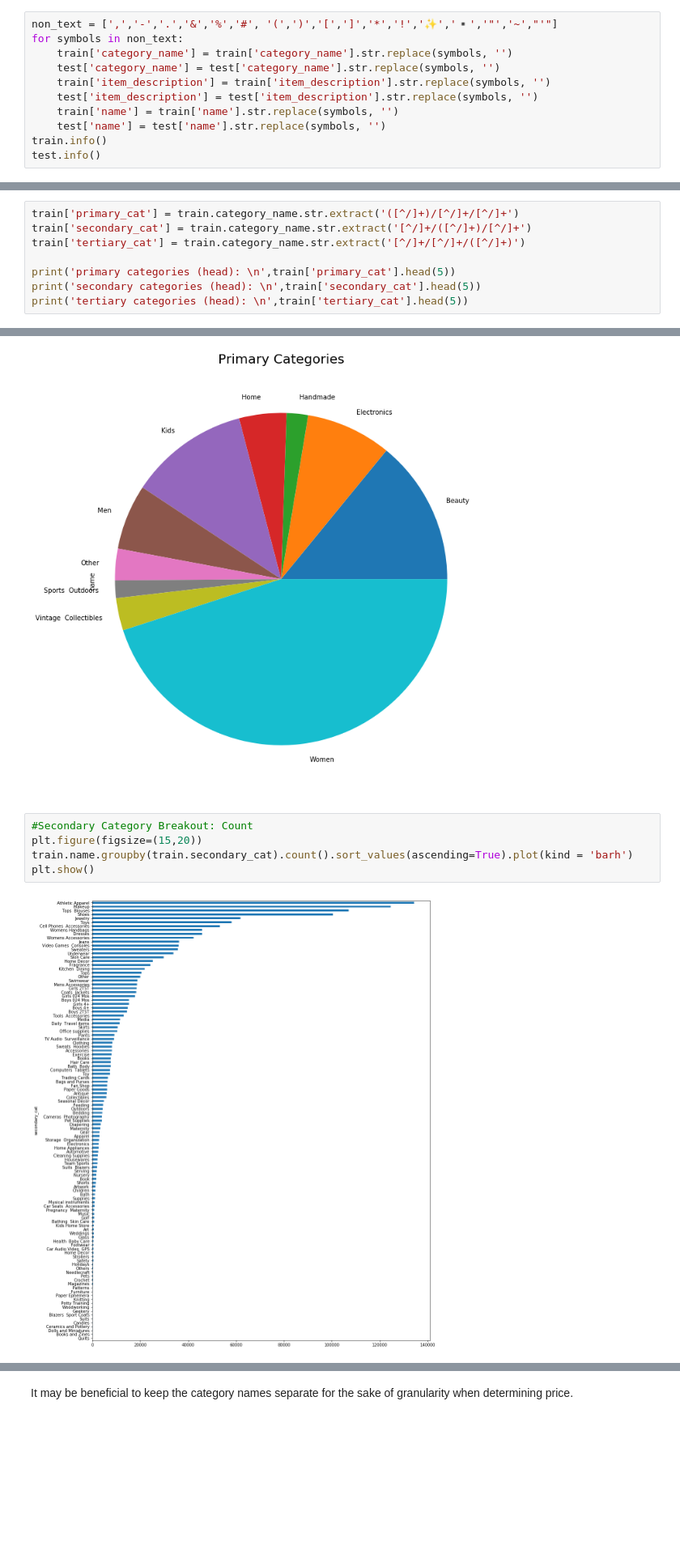
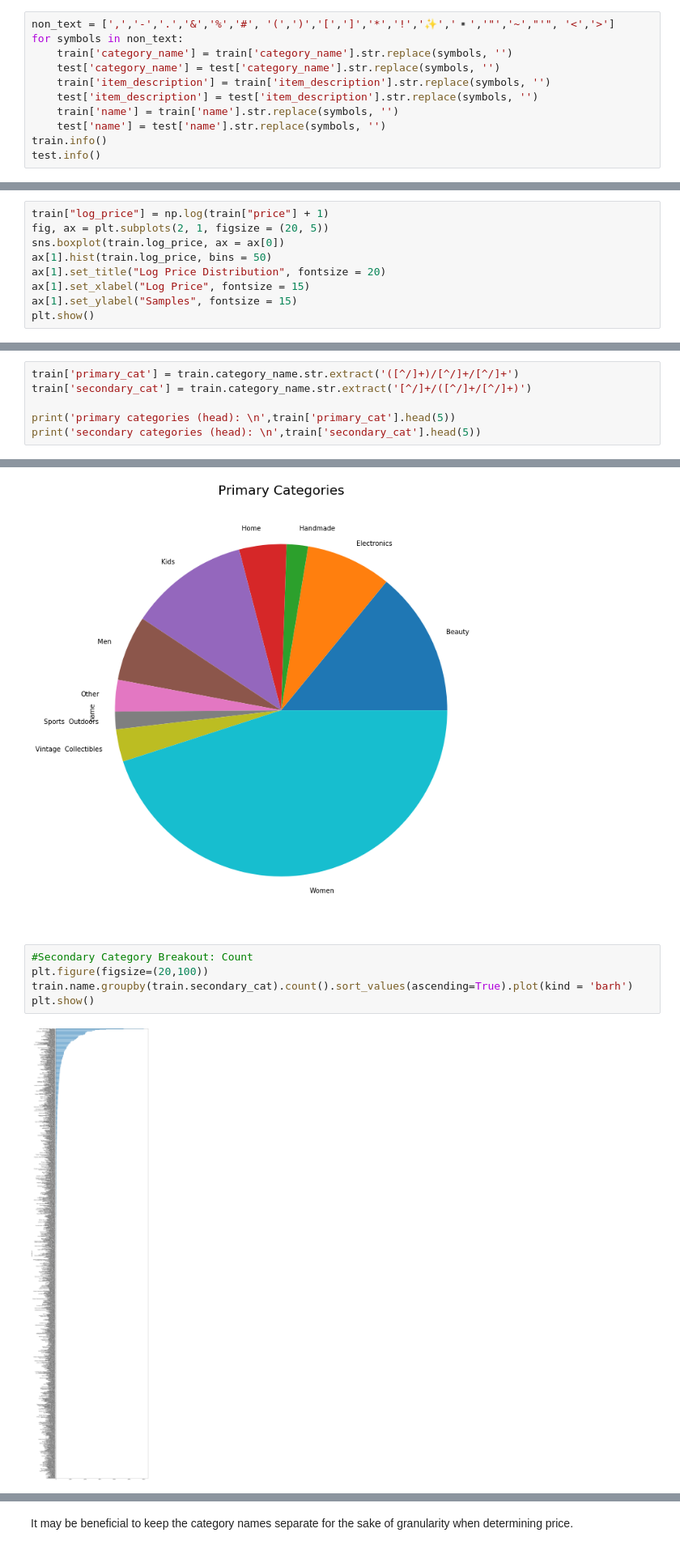
Before and after one commit to kyungjunism/mercari_price_prediction, a Jupyter notebook: Mercari Price Prediction EDA.ipynb, the cells around one changed output, grey strips where cells are left out. Shown at 81% size. Saved outputs shown, nothing was run; the diff lists cells and outputs as text; blank space fills up the shorter version.

```diff
--- a/Mercari Price Prediction EDA.ipynb
+++ b/Mercari Price Prediction EDA.ipynb
@@ -66,5 +87,5 @@ Before we move forward, since this is an exercise that will require text analysi
 # %%
-non_text = [',','-','.','&','%','#', '(',')','[',']','*','!','✨','▪️','"','~',"'"]
+non_text = [',','-','.','&','%','#', '(',')','[',']','*','!','✨','▪️','"','~',"'", '<','>']
 for symbols in non_text:
     train['category_name'] = train['category_name'].str.replace(symbols, '')
     test['category_name'] = test['category_name'].str.replace(symbols, '')
@@ -94,0 +145,9 @@ memory usage: 37.0+ MB
+# %%
+train["log_price"] = np.log(train["price"] + 1)
+fig, ax = plt.subplots(2, 1, figsize = (20, 5))
+sns.boxplot(train.log_price, ax = ax[0])
+ax[1].hist(train.log_price, bins = 50)
+ax[1].set_title("Log Price Distribution", fontsize = 20)
+ax[1].set_xlabel("Log Price", fontsize = 15)
+ax[1].set_ylabel("Samples", fontsize = 15)
+plt.show()
@@ -219,12 +258,10 @@ plt.show()
 We see that the breakdown of aggregated categories can indeed be more granular. We can try to break the "category_name" field into three distinct columns for prepare the data for machine learning:
 # %%
 train['primary_cat'] = train.category_name.str.extract('([^/]+)/[^/]+/[^/]+')
-train['secondary_cat'] = train.category_name.str.extract('[^/]+/([^/]+)/[^/]+')
-train['tertiary_cat'] = train.category_name.str.extract('[^/]+/[^/]+/([^/]+)')
+train['secondary_cat'] = train.category_name.str.extract('[^/]+/([^/]+/[^/]+)')
 
 print('primary categories (head): \n',train['primary_cat'].head(5))
 print('secondary categories (head): \n',train['secondary_cat'].head(5))
-print('tertiary categories (head): \n',train['tertiary_cat'].head(5))
 # %% [output]
 primary categories (head):
  0            Men
@@ -286,8 +297,8 @@ plt.show()
 [figure]
 # %%
 #Secondary Category Breakout: Count
-plt.figure(figsize=(15,20))
+plt.figure(figsize=(20,100))
 train.name.groupby(train.secondary_cat).count().sort_values(ascending=True).plot(kind = 'barh')
 plt.show()
 # %% [output]
-[figure, old version]
+[figure, new version]
```
Also changed, not shown: parts of 29 cells of this notebook.
